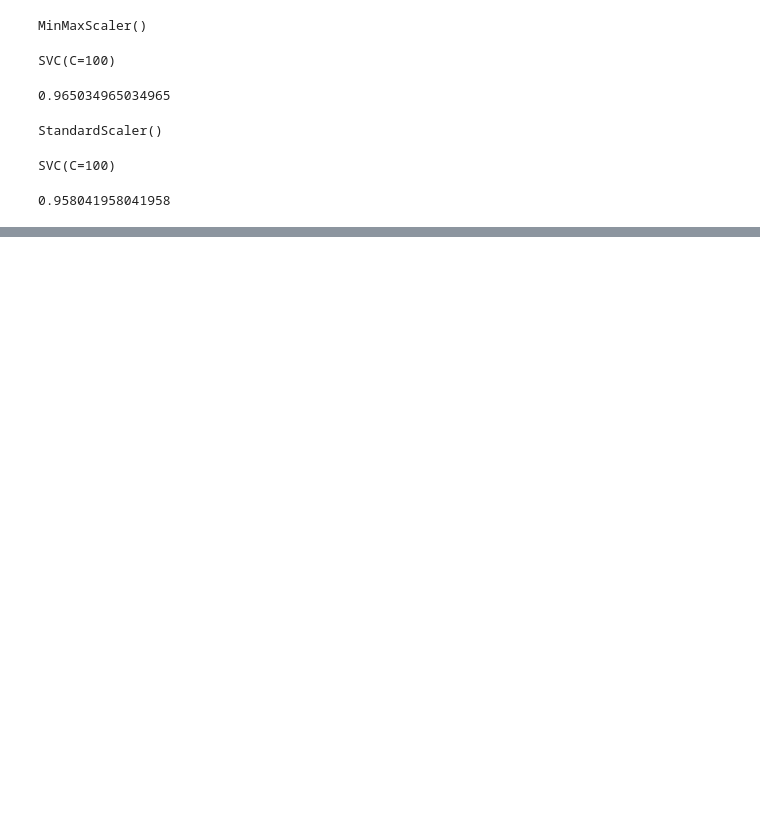
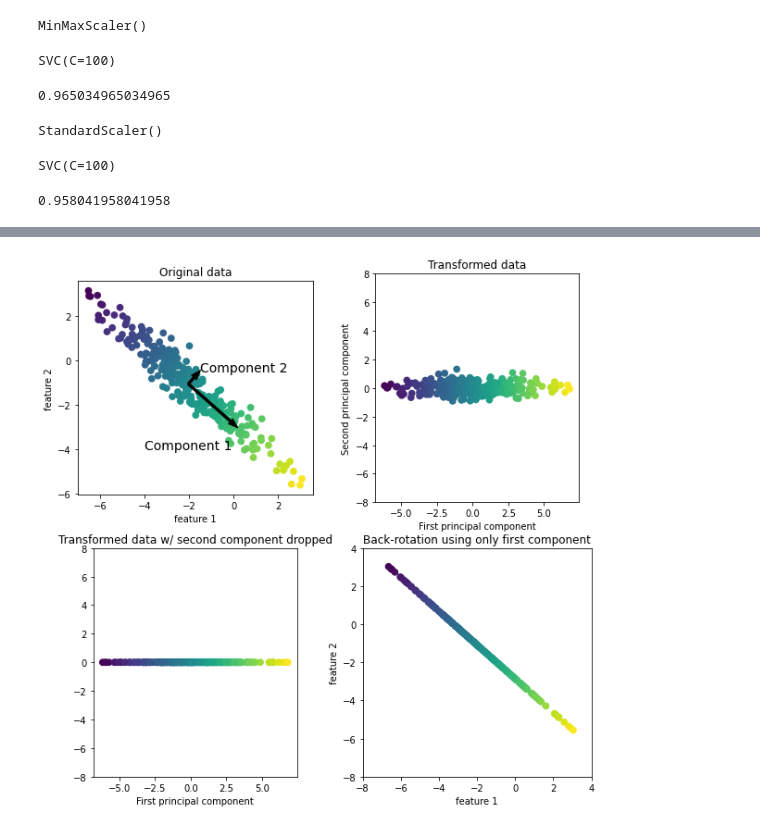
Before and after one commit to BLINK-ONCE/Introduction-to-ML-with-Python, a Jupyter notebook: ch3.ipynb, the cells around one changed output, grey strips where cells are left out. Drawn from its saved outputs; the diff is of its cells as text; code cells hidden in the pictures; blank space fills up the shorter version.

```diff
--- a/ch3.ipynb
+++ b/ch3.ipynb
@@ -363,0 +369,4 @@ print(svm.score(X_test_scaled, y_test))
+# %%
+mglearn.plots.plot_pca_illustration()
+# %% [output]
+[figure, added]
```
Also changed, not shown: parts of 4 cells of this notebook.
